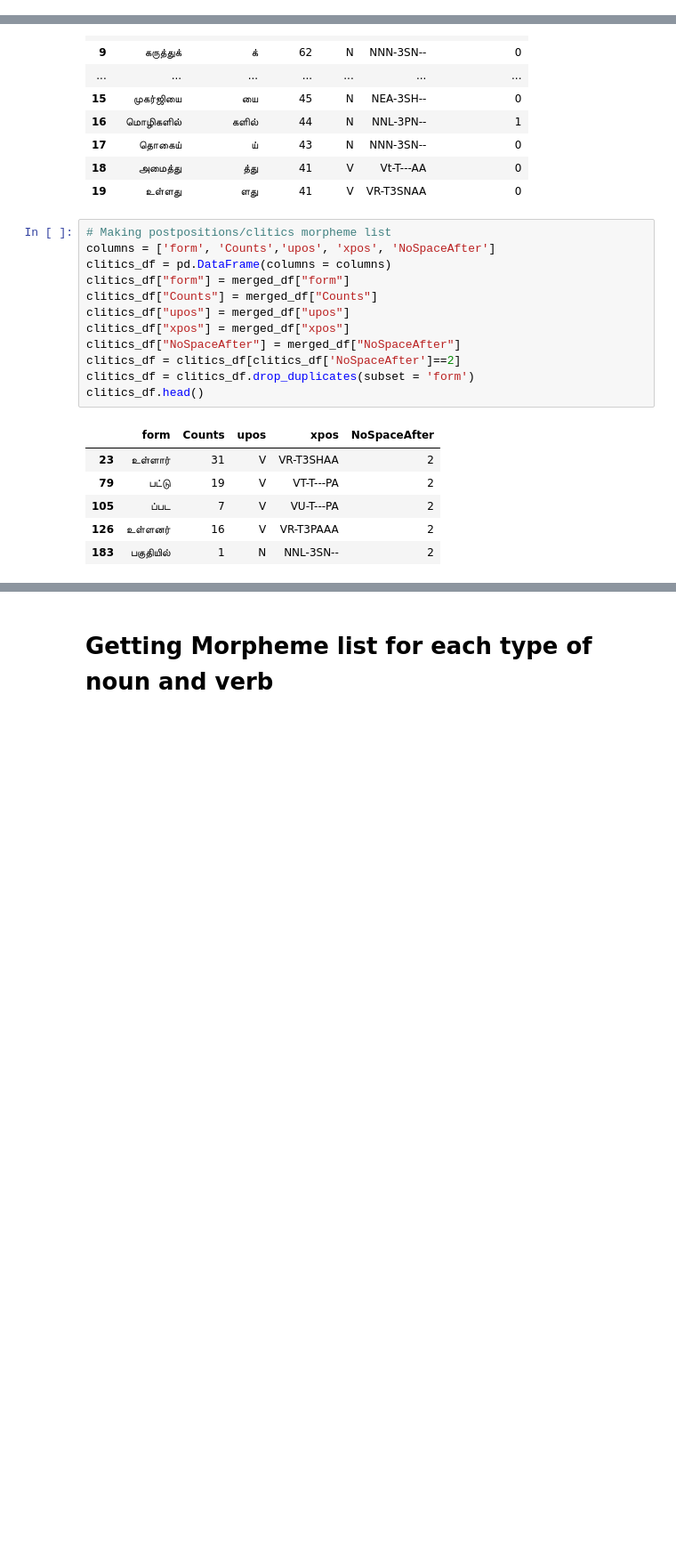
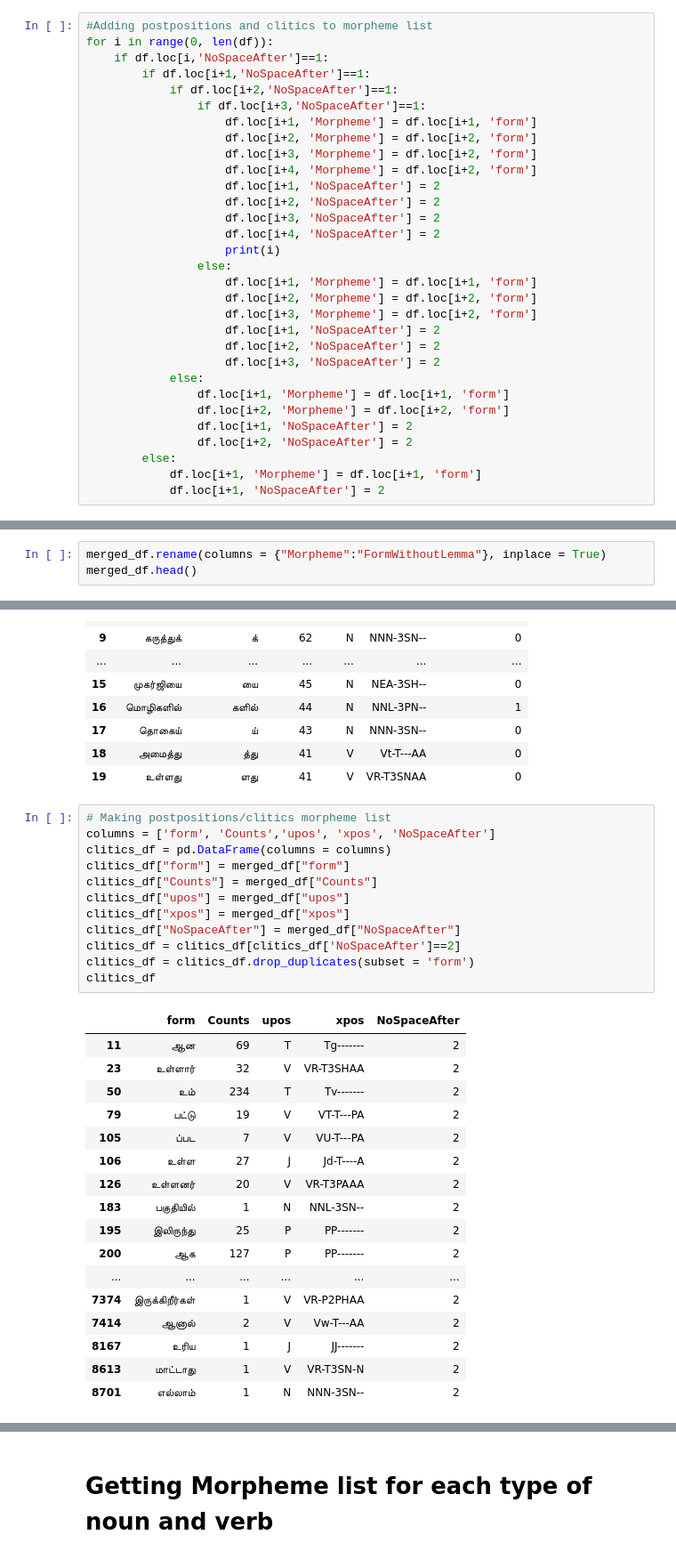
Before and after one commit to Kee2u/Deciphering_the_Indus_Valley_Script, a Jupyter notebook: Tamil_Morpheme_List.ipynb, the cells around one changed output, grey strips where cells are left out. Shown at 89% size. Cells and saved outputs as stored; diff of their text form; blank space fills up the shorter version.

```diff
--- a/Tamil_Morpheme_List.ipynb
+++ b/Tamil_Morpheme_List.ipynb
@@ -136,0 +116,31 @@ for i in range(0, len(df)):
+# %%
+#Adding postpositions and clitics to morpheme list
+for i in range(0, len(df)):
+    if df.loc[i,'NoSpaceAfter']==1:
+        if df.loc[i+1,'NoSpaceAfter']==1:
+            if df.loc[i+2,'NoSpaceAfter']==1:
+                if df.loc[i+3,'NoSpaceAfter']==1:
+                    df.loc[i+1, 'Morpheme'] = df.loc[i+1, 'form']
+                    df.loc[i+2, 'Morpheme'] = df.loc[i+2, 'form']
+                    df.loc[i+3, 'Morpheme'] = df.loc[i+2, 'form']
+                    df.loc[i+4, 'Morpheme'] = df.loc[i+2, 'form']
+                    df.loc[i+1, 'NoSpaceAfter'] = 2
+                    df.loc[i+2, 'NoSpaceAfter'] = 2
+                    df.loc[i+3, 'NoSpaceAfter'] = 2
+                    df.loc[i+4, 'NoSpaceAfter'] = 2
+                    print(i)
+                else:
+                    df.loc[i+1, 'Morpheme'] = df.loc[i+1, 'form']
+                    df.loc[i+2, 'Morpheme'] = df.loc[i+2, 'form']
+                    df.loc[i+3, 'Morpheme'] = df.loc[i+2, 'form']
+                    df.loc[i+1, 'NoSpaceAfter'] = 2
+                    df.loc[i+2, 'NoSpaceAfter'] = 2
+                    df.loc[i+3, 'NoSpaceAfter'] = 2
+            else:
+                df.loc[i+1, 'Morpheme'] = df.loc[i+1, 'form']
+                df.loc[i+2, 'Morpheme'] = df.loc[i+2, 'form']
+                df.loc[i+1, 'NoSpaceAfter'] = 2
+                df.loc[i+2, 'NoSpaceAfter'] = 2
+        else:
+            df.loc[i+1, 'Morpheme'] = df.loc[i+1, 'form']
+            df.loc[i+1, 'NoSpaceAfter'] = 2
@@ -184,3 +197,6 @@ merged_df.head()
 | 2 | ஸ்ரீ | ஸ்ரீ | N | NEN-3SN-- | 4 |  | 0 | 0 |
 | 3 | பெரும்புதூரில் | பெரும்புதூர் | N | NEL-3SN-- | 18 | ில் | 0 | 136 |
 | 4 | கிரீன் | கிரீன் | N | NEN-3SN-- | 6 |  | 0 | 0 |
+# %%
+merged_df.rename(columns = {"Morpheme":"FormWithoutLemma"}, inplace = True)
+merged_df.head()
@@ -240,21 +284,32 @@ noun_verb_df.head(20)
 # %%
 # Making postpositions/clitics morpheme list
 columns = ['form', 'Counts','upos', 'xpos', 'NoSpaceAfter']
 clitics_df = pd.DataFrame(columns = columns)
 clitics_df["form"] = merged_df["form"]
 clitics_df["Counts"] = merged_df["Counts"]
 clitics_df["upos"] = merged_df["upos"]
 clitics_df["xpos"] = merged_df["xpos"]
 clitics_df["NoSpaceAfter"] = merged_df["NoSpaceAfter"]
 clitics_df = clitics_df[clitics_df['NoSpaceAfter']==2]
 clitics_df = clitics_df.drop_duplicates(subset = 'form')
-clitics_df.head()
+clitics_df
 # %% [output]
 |  | form | Counts | upos | xpos | NoSpaceAfter |
-| 23 | உள்ளார் | 31 | V | VR-T3SHAA | 2 |
+| 11 | ஆன | 69 | T | Tg------- | 2 |
+| 23 | உள்ளார் | 32 | V | VR-T3SHAA | 2 |
+| 50 | உம் | 234 | T | Tv------- | 2 |
 | 79 | பட்டு | 19 | V | VT-T---PA | 2 |
 | 105 | ப்பட | 7 | V | VU-T---PA | 2 |
-| 126 | உள்ளனர் | 16 | V | VR-T3PAAA | 2 |
+| 106 | உள்ள | 27 | J | Jd-T----A | 2 |
+| 126 | உள்ளனர் | 20 | V | VR-T3PAAA | 2 |
 | 183 | பகுதியில் | 1 | N | NNL-3SN-- | 2 |
+| 195 | இலிருந்து | 25 | P | PP------- | 2 |
+| 200 | ஆக | 127 | P | PP------- | 2 |
+| ... | ... | ... | ... | ... | ... |
+| 7374 | இருக்கிறீர்கள் | 1 | V | VR-P2PHAA | 2 |
+| 7414 | ஆனால் | 2 | V | Vw-T---AA | 2 |
+| 8167 | உரிய | 1 | J | JJ------- | 2 |
+| 8613 | மாட்டாது | 1 | V | VR-T3SN-N | 2 |
+| 8701 | எல்லாம் | 1 | N | NNN-3SN-- | 2 |
 # %%
 #Sending clitics df to sql - Commenting out because code is complete
```
Also changed, not shown: parts of 20 cells of this notebook.
